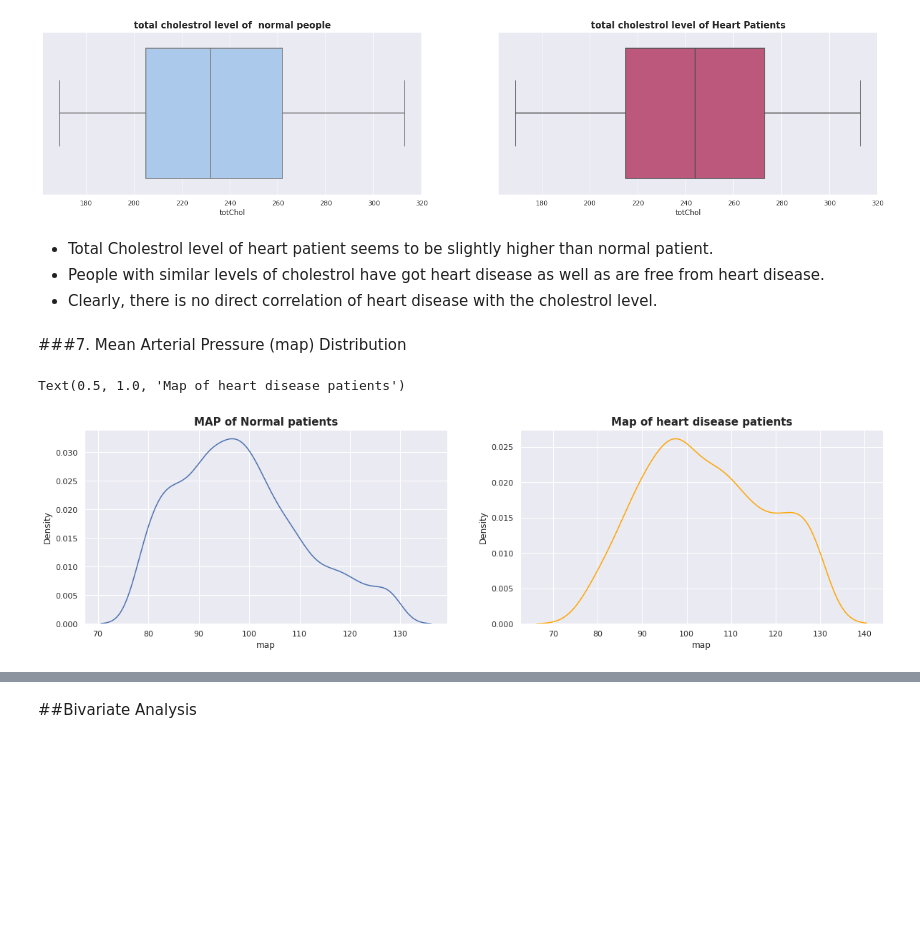
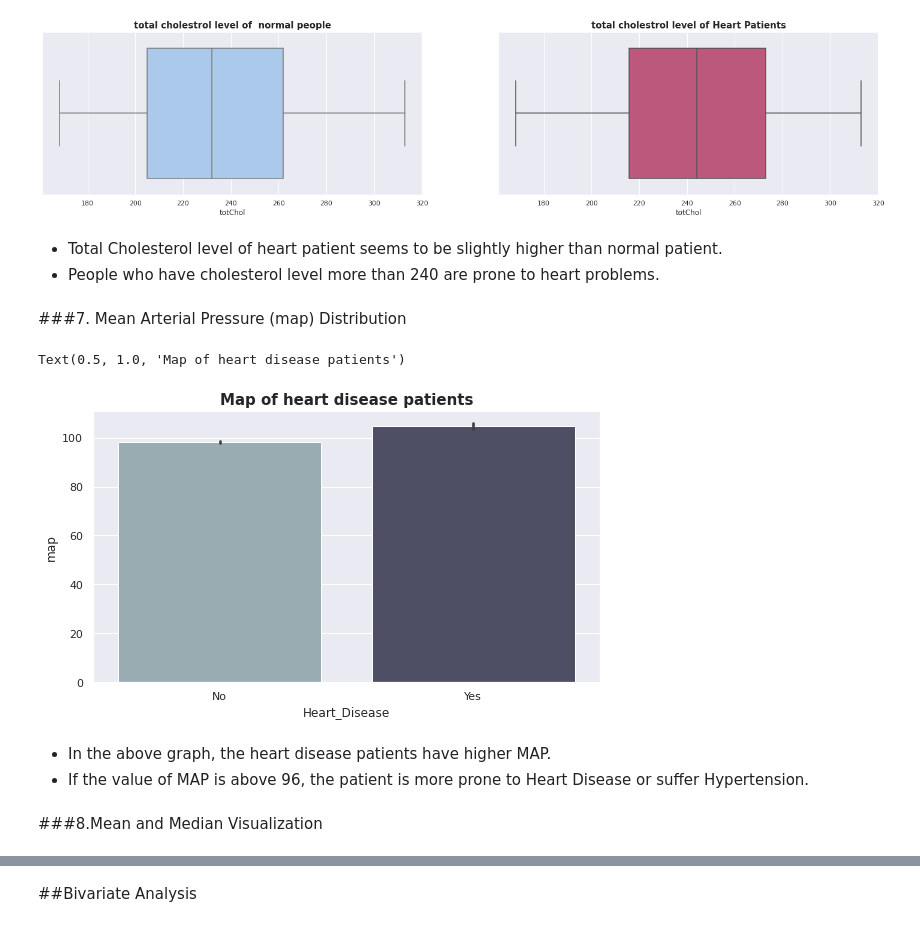
Before and after one commit to niteshavagabond/Cardiovascular-Risk-Prediction, a Jupyter notebook: Cardiovascular_Risk_Prediction.ipynb, the cells around one changed output, grey strips where cells are left out. Drawn from its saved outputs; the diff is of its cells as text; code cells hidden in the pictures; blank space fills up the shorter version.

```diff
--- a/Cardiovascular_Risk_Prediction.ipynb
+++ b/Cardiovascular_Risk_Prediction.ipynb
@@ -117,4 +123,4 @@ memory usage: 450.4+ KB
 ## 1. Droping irrelevant features
 # %%
 # droping irrelevant columns from dataset
-df.drop(['id','education'], axis=1, inplace=True) # id and education status of patients are not going to help to predict cardiovascular risk
+df.drop(['id'], axis=1, inplace=True) # id and education status of patients are not going to help to predict cardiovascular risk
@@ -296,7 +307,7 @@ df.head()
 df['is_smoking'].replace({'YES':1,'NO':0},inplace=True)
 
 # Categorical encoding for smoking column (1='M' and 2 ='F')
-df['sex'].replace({'M':1,'F':2},inplace=True)
+df['sex'].replace({'M':0,'F':1},inplace=True)
 # %% [markdown]
 ## 7. Renaming Target Variable
 # %%
@@ -350,10 +335,3 @@ calc_vif(df[[i for i in df.describe().columns if i not in ['Heart_Disease']]])
 ##Univariate analysis
 # %% [markdown]
 ### 1. Heart disease (target variable) distribution
-# %%
-# visualize the target variable
-sns.set(rc={'figure.figsize':(8,8)})
-g = sns.countplot(df['Heart_Disease'])
-print(df['Heart_Disease'].value_counts())
-g.set_xticklabels(['Heart Disease','Normal'])
-plt.show()
@@ -500,23 +453,22 @@ plt.show()
 # %% [output]
 [figure]
 # %% [markdown]
-* Total Cholestrol level of heart patient seems to be slightly higher than normal patient.
-* People with similar levels of cholestrol have got heart disease as well as are free from heart disease.
-* Clearly, there is no direct correlation of heart disease with the cholestrol level.
+* Total Cholesterol level of heart patient seems to be slightly higher than normal patient.
+* People who have cholesterol level more than 240 are prone to heart problems.
 # %% [markdown]
 ###7. Mean Arterial Pressure (map) Distribution
 # %%
-# plotting normal patients
-fig,ax=plt.subplots(figsize=(20,5))
-ax1 = plt.subplot2grid((1,2),(0,0))
-sns.kdeplot(x=normal['map'], palette='')
-plt.title('MAP of Normal patients', fontsize=15, weight='bold' )
-
-
 #plotting heart patients
+fig,ax1=plt.subplots(figsize=(20,5))
 ax1 = plt.subplot2grid((1,2),(0,1))
-sns.kdeplot(x=patient['map'], color= 'orange')
+sns.barplot(x=df['Heart_Disease'],y=df['map'],palette='bone_r')
+ax1.set(xticklabels = (['No','Yes']))
 plt.title('Map of heart disease patients', fontsize=15, weight='bold' )
 # %% [output]
 Text(0.5, 1.0, 'Map of heart disease patients')
-[figure, old version]
+[figure, new version]
+# %% [markdown]
+* In the above graph, the heart disease patients have higher MAP.
+* If the value of MAP is above 96, the patient is more prone to Heart Disease or suffer Hypertension.
+# %% [markdown]
+###8.Mean and Median Visualization
```
Also changed, not shown: parts of 153 cells of this notebook.
